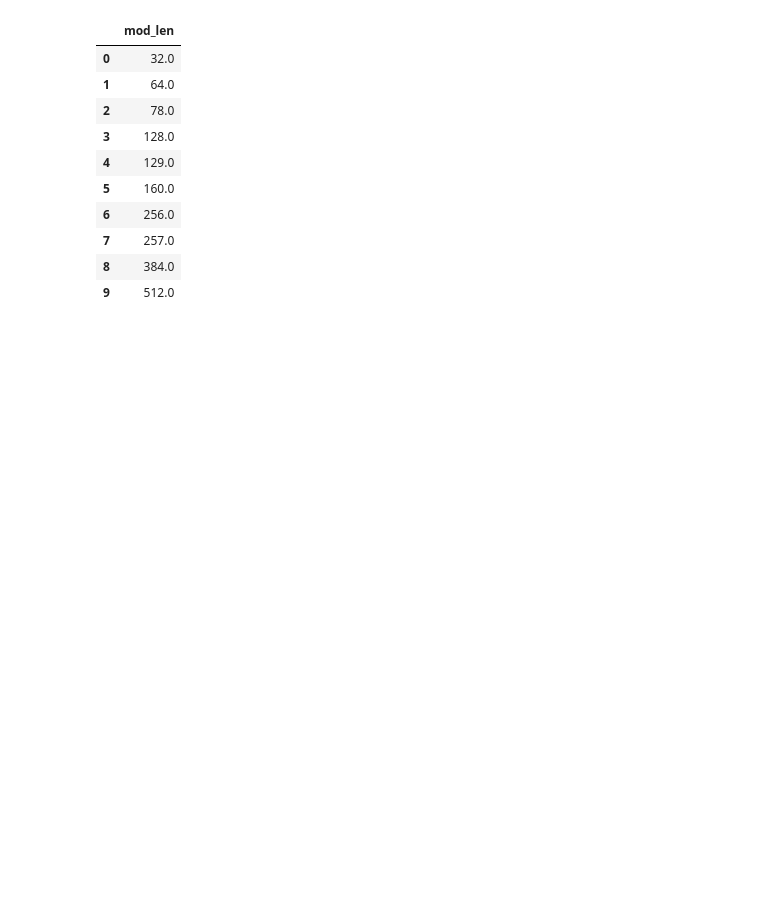
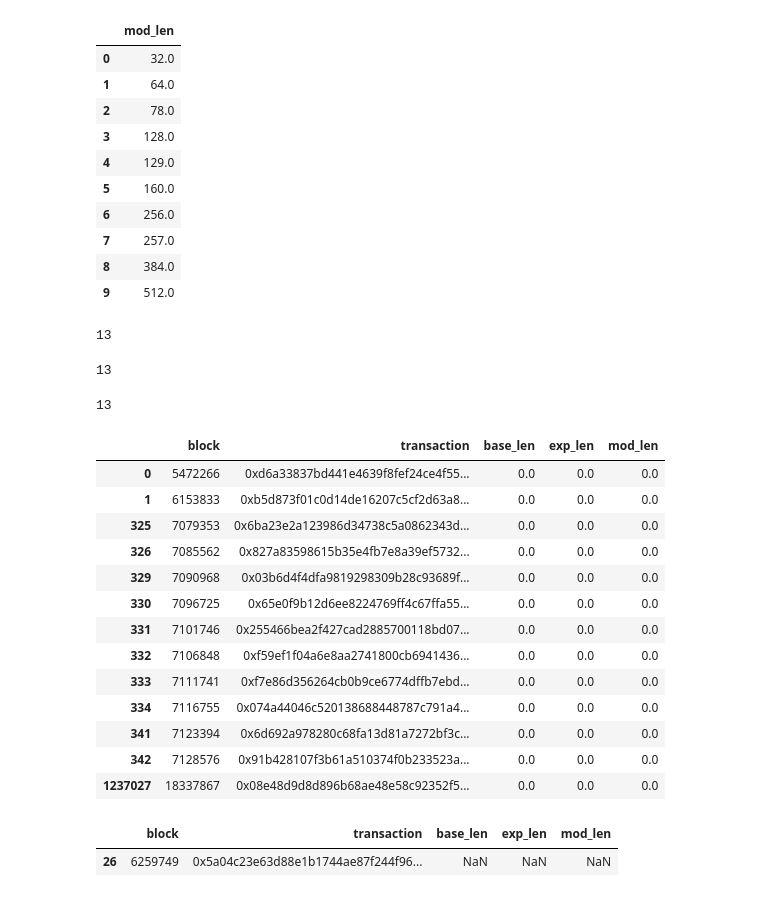
Before and after one commit to hugo-dc/modexp_analysis, a Jupyter notebook: modexp.ipynb, the cells around one changed output. Cells and saved outputs as stored; diff of their text form; code cells hidden in the pictures; blank space fills up the shorter version.

```diff
--- a/modexp.ipynb
+++ b/modexp.ipynb
@@ -84,3 +84,39 @@ pd.DataFrame(np.sort(ml_data), columns=['mod_len'])
 | 7 | 257.0 |
 | 8 | 384.0 |
 | 9 | 512.0 |
+# %%
+df[df['base_len'] == 0].shape[0]
+# %% [output]
+13
+# %%
+df[df['exp_len'] == 0].shape[0]
+# %% [output]
+13
+# %%
+df[df['mod_len'] == 0].shape[0]
+# %% [output]
+13
+# %%
+pd.set_option('display.max_colwidth', None)
+df[df['base_len'] == 0]
+#zdf['transaction']
+# %% [output]
+|  | block | transaction | base_len | exp_len | mod_len |
+| 0 | 5472266 | 0xd6a33837bd441e4639f8fef24ce4f55... | 0.0 | 0.0 | 0.0 |
+| 1 | 6153833 | 0xb5d873f01c0d14de16207c5cf2d63a8... | 0.0 | 0.0 | 0.0 |
+| 325 | 7079353 | 0x6ba23e2a123986d34738c5a0862343d... | 0.0 | 0.0 | 0.0 |
+| 326 | 7085562 | 0x827a83598615b35e4fb7e8a39ef5732... | 0.0 | 0.0 | 0.0 |
+| 329 | 7090968 | 0x03b6d4f4dfa9819298309b28c93689f... | 0.0 | 0.0 | 0.0 |
+| 330 | 7096725 | 0x65e0f9b12d6ee8224769ff4c67ffa55... | 0.0 | 0.0 | 0.0 |
+| 331 | 7101746 | 0x255466bea2f427cad2885700118bd07... | 0.0 | 0.0 | 0.0 |
+| 332 | 7106848 | 0xf59ef1f04a6e8aa2741800cb6941436... | 0.0 | 0.0 | 0.0 |
+| 333 | 7111741 | 0xf7e86d356264cb0b9ce6774dffb7ebd... | 0.0 | 0.0 | 0.0 |
+| 334 | 7116755 | 0x074a44046c520138688448787c791a4... | 0.0 | 0.0 | 0.0 |
+| 341 | 7123394 | 0x6d692a978280c68fa13d81a7272bf3c... | 0.0 | 0.0 | 0.0 |
+| 342 | 7128576 | 0x91b428107f3b61a510374f0b233523a... | 0.0 | 0.0 | 0.0 |
+| 1237027 | 18337867 | 0x08e48d9d8d896b68ae48e58c92352f5... | 0.0 | 0.0 | 0.0 |
+# %%
+df[df['transaction'] == "0x5a04c23e63d88e1b1744ae87f244f968183d793479eccaca458c911b8c788aaa"]
+# %% [output]
+|  | block | transaction | base_len | exp_len | mod_len |
+| 26 | 6259749 | 0x5a04c23e63d88e1b1744ae87f244f96... | NaN | NaN | NaN |
```
Also changed, not shown: parts of 4 cells of this notebook.
